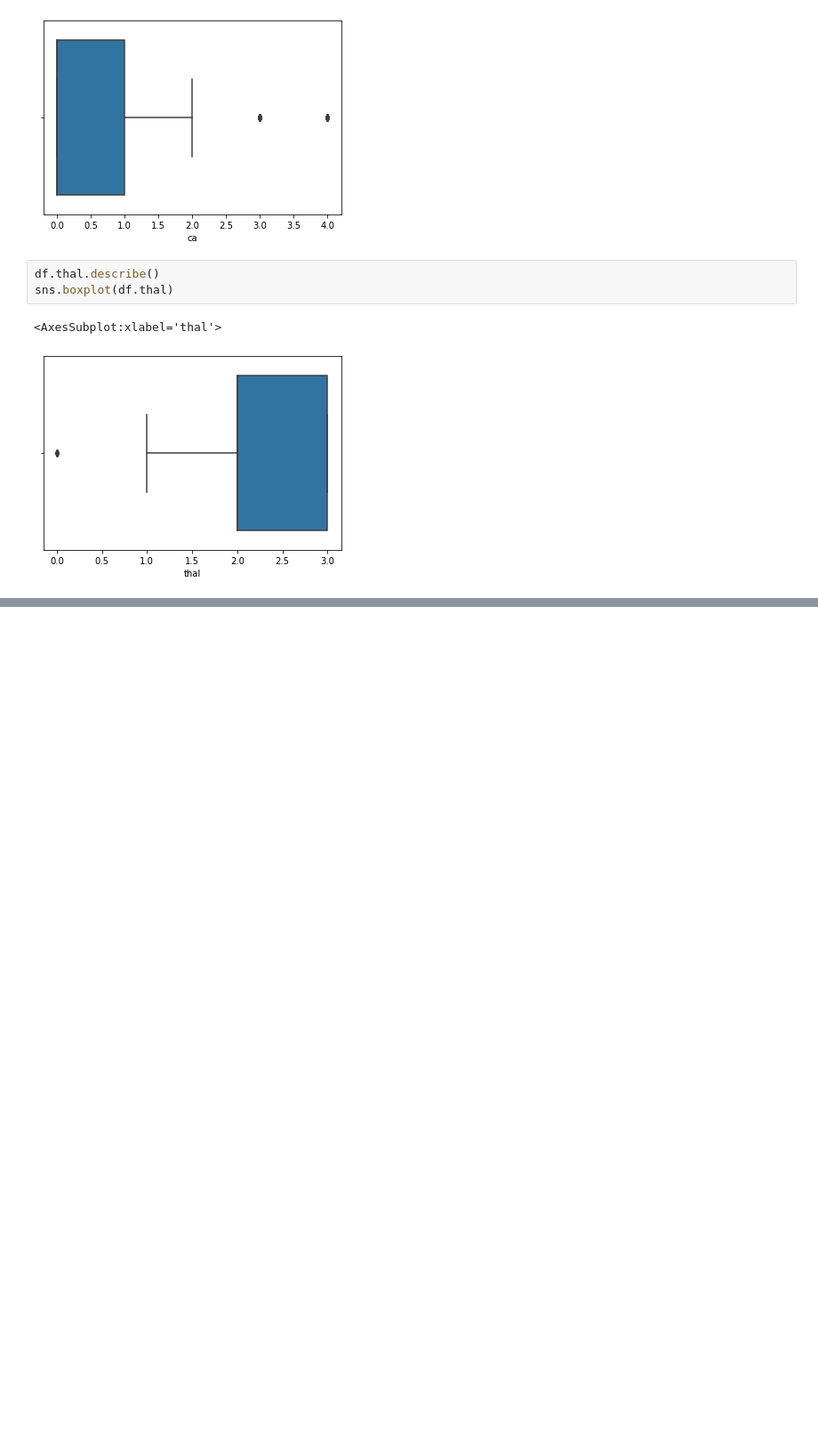
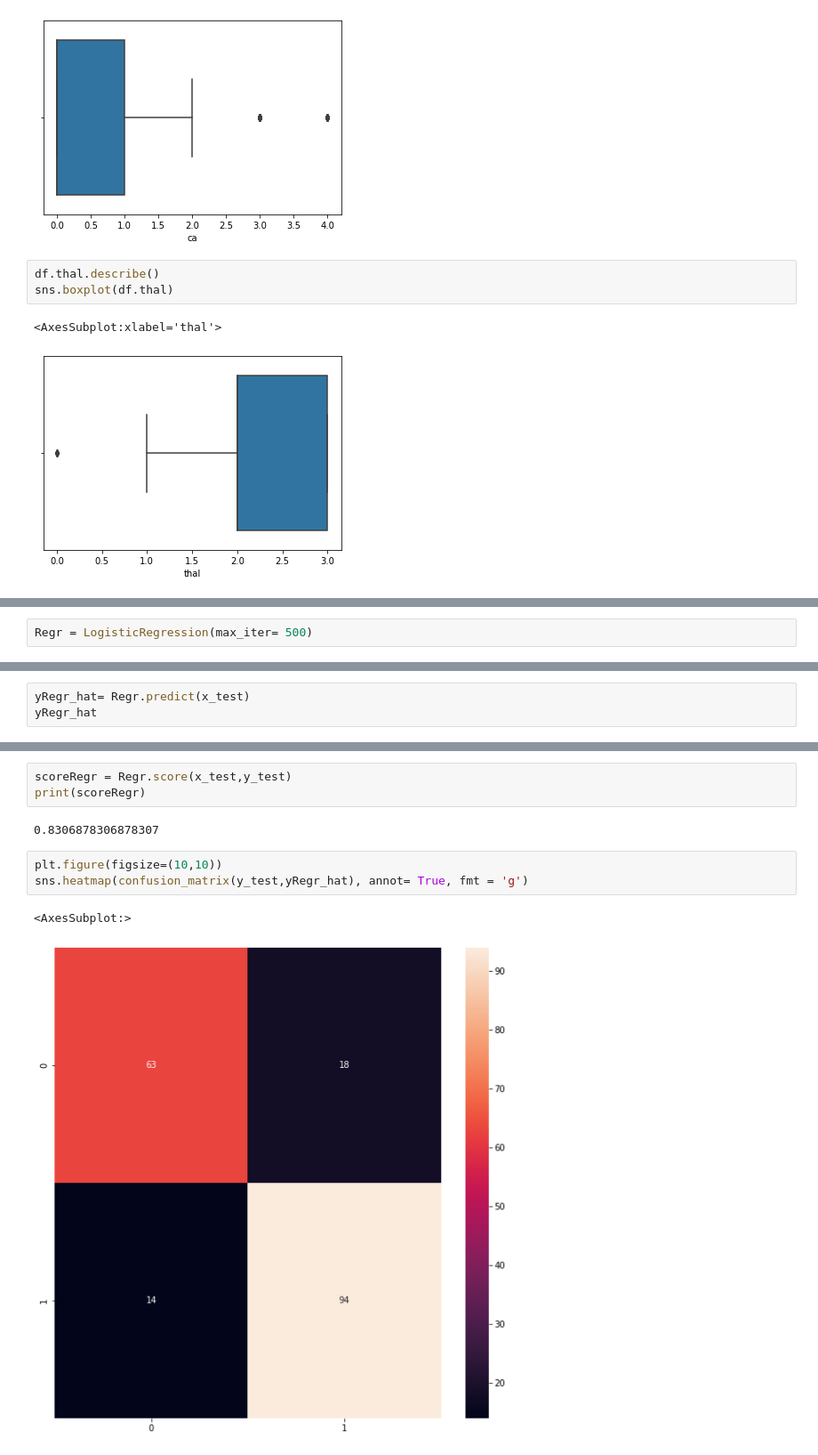
Before and after one commit to afinaldawn/SC2022-BatchB-electric-pythons, a Jupyter notebook: AICamp_Project/Model.ipynb, the cells around one changed output, grey strips where cells are left out. Shown: that part at 89% size. Drawn from its saved outputs; the diff is of its cells as text; blank space fills up the shorter version.

```diff
--- a/AICamp_Project/Model.ipynb
+++ b/AICamp_Project/Model.ipynb
@@ -323,0 +430,2 @@ sns.boxplot(df.thal)
+# %%
+Regr = LogisticRegression(max_iter= 500)
@@ -323,0 +436,3 @@ sns.boxplot(df.thal)
+# %%
+yRegr_hat= Regr.predict(x_test)
+yRegr_hat
@@ -323,0 +461,11 @@ sns.boxplot(df.thal)
+# %%
+scoreRegr = Regr.score(x_test,y_test)
+print(scoreRegr)
+# %% [output]
+0.8306878306878307
+# %%
+plt.figure(figsize=(10,10))
+sns.heatmap(confusion_matrix(y_test,yRegr_hat), annot= True, fmt = 'g')
+# %% [output]
+<AxesSubplot:>
+[figure, added]
```
Also changed, not shown: parts of 91 cells of this notebook, 26 other files.
